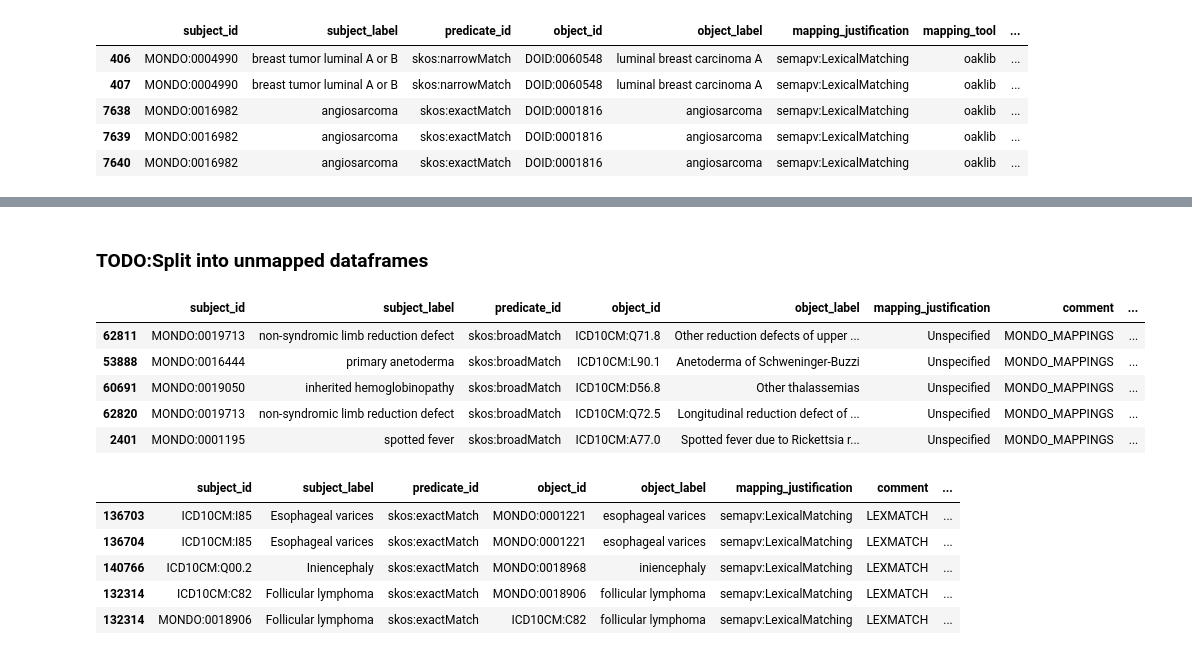
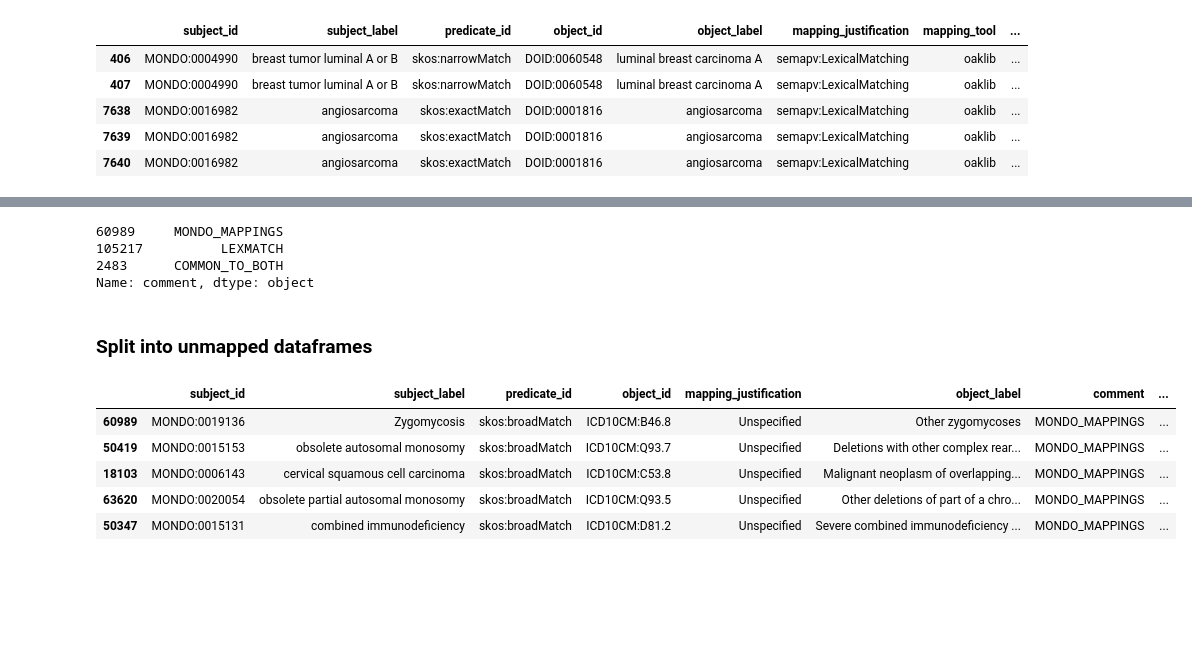
Before and after one commit to monarch-initiative/mondo-ingest, a Jupyter notebook: src/scripts/oak-lexmatch-sssom-compare.ipynb, the cells around one changed output, grey strips where cells are left out. Cells and saved outputs as stored; diff of their text form; code cells hidden in the pictures; blank space fills up the shorter version.

Commit message:
new notbook with other ontologies

```diff
--- a/src/scripts/oak-lexmatch-sssom-compare.ipynb
+++ b/src/scripts/oak-lexmatch-sssom-compare.ipynb
@@ -43,6 +43,29 @@ def flip_predicate(predicate_id):
     }
 
     return flip_dict[predicate_id]
+
+def compare_and_comment_df(mondo_df, lex_df):
+    df = compare_dataframes(mondo_df, lex_df).combined_dataframe
+    df['comment'] = df['comment'].str.replace('UNIQUE_1', "MONDO_MAPPINGS")
+    df['comment'] = df['comment'].str.replace('UNIQUE_2', "LEXMATCH")
+    return df
+
+def get_unmapped_df(comparison_df):
+    mappings = ["LEXMATCH", "MONDO_MAPPINGS"]
+    unmapped_df = comparison_df[
+        (comparison_df['comment'].str.contains("|".join(mappings)))
+    ]
+
+    return unmapped_df
+
+def export_unmatched_exact(unmapped_df, match_type, fn):
+    unmapped_exact = unmapped_df[(unmapped_df['comment'] == match_type) & (unmapped_df['predicate_id'] == 'skos:exactMatch')]
+    unmapped_exact.to_csv(join(dir_name, fn), sep='\t', index = False)
+    return unmapped_exact.head()
+
+def make_msdf(comparison_df, prefix_map, meta):
+    combined_msdf = MappingSetDataFrame(df=comparison_df, prefix_map=prefix_map, metadata=meta)
+    return combined_msdf
 # %%
 %%time
 msdf_lex = parse_sssom_table(lexmatch_file)
@@ -158,11 +181,16 @@ Name: predicate_id, dtype: object
 - skos:closeMatch <=> skos:relatedMatch
 - skos:narrowMatch < => skos:broadMatch
 # %%
+condition_1 = msdf_lex.df['subject_id'].str.contains("MONDO")
+condition_2 = msdf_lex.df['object_id'].str.contains("ICD10CM")
+condition_3 = msdf_lex.df['object_id'].str.contains('|'.join((["OMIM","OMIMPS"])))
+condition_4 = msdf_lex.df['object_id'].str.contains("Orphanet")
+condition_5 = msdf_lex.df['object_id'].str.contains("DOID")
 condition_mondo_obj = msdf_lex.df['object_id'].str.contains("MONDO")
 non_mondo_subjects_df =  pd.DataFrame(msdf_lex.df[(~condition_1 & condition_mondo_obj)])
 mondo_subjects_df = pd.DataFrame(msdf_lex.df[(condition_1 & ~condition_mondo_obj)])
 print(len(mondo_subjects_df))
-mondo_subjects_df.head()
+non_mondo_subjects_df.head()
 # %% [output]
 7638
 |  | subject_id | subject_label | predicate_id | object_id | object_label | mapping_justification | mapping_tool | ... |
@@ -280,29 +302,24 @@ doid_comparison_df
 105990 rows × 12 columns
+# %%
+icd_comparison_df['comment'].drop_duplicates()
+# %% [output]
+60989     MONDO_MAPPINGS
+105217          LEXMATCH
+2483      COMMON_TO_BOTH
+Name: comment, dtype: object
 # %% [markdown]
-### TODO:Split into unmapped dataframes
+### Split into unmapped dataframes
 # %%
-mappings = ["LEXMATCH", "MONDO_MAPPINGS"]
-unmapped_df = comparison_df[
-    (comparison_df['comment'].str.contains("|".join(mappings)))
-]
+unmapped_icd_df = get_unmapped_df(icd_comparison_df)
+unmapped_omim_df = get_unmapped_df(omim_comparison_df)
+unmapped_ordo_df = get_unmapped_df(ordo_comparison_df)
+unmapped_doid_df = get_unmapped_df(doid_comparison_df)
 
-unmapped_df.head()
+unmapped_icd_df.head()
 # %% [output]
-|  | subject_id | subject_label | predicate_id | object_id | object_label | mapping_justification | comment | ... |
-| 62811 | MONDO:0019713 | non-syndromic limb reduction defect | skos:broadMatch | ICD10CM:Q71.8 | Other reduction defects of upper ... | Unspecified | MONDO_MAPPINGS | ... |
-| 53888 | MONDO:0016444 | primary anetoderma | skos:broadMatch | ICD10CM:L90.1 | Anetoderma of Schweninger-Buzzi | Unspecified | MONDO_MAPPINGS | ... |
-| 60691 | MONDO:0019050 | inherited hemoglobinopathy | skos:broadMatch | ICD10CM:D56.8 | Other thalassemias | Unspecified | MONDO_MAPPINGS | ... |
-| 62820 | MONDO:0019713 | non-syndromic limb reduction defect | skos:broadMatch | ICD10CM:Q72.5 | Longitudinal reduction defect of ... | Unspecified | MONDO_MAPPINGS | ... |
-| 2401 | MONDO:0001195 | spotted fever | skos:broadMatch | ICD10CM:A77.0 | Spotted fever due to Rickettsia r... | Unspecified | MONDO_MAPPINGS | ... |
+|  | subject_id | subject_label | predicate_id | object_id | mapping_justification | object_label | comment | ... |
+| 60989 | MONDO:0019136 | Zygomycosis | skos:broadMatch | ICD10CM:B46.8 | Unspecified | Other zygomycoses | MONDO_MAPPINGS | ... |
+| 50419 | MONDO:0015153 | obsolete autosomal monosomy | skos:broadMatch | ICD10CM:Q93.7 | Unspecified | Deletions with other complex rear... | MONDO_MAPPINGS | ... |
+| 18103 | MONDO:0006143 | cervical squamous cell carcinoma | skos:broadMatch | ICD10CM:C53.8 | Unspecified | Malignant neoplasm of overlapping... | MONDO_MAPPINGS | ... |
+| 63620 | MONDO:0020054 | obsolete partial autosomal monosomy | skos:broadMatch | ICD10CM:Q93.5 | Unspecified | Other deletions of part of a chro... | MONDO_MAPPINGS | ... |
+| 50347 | MONDO:0015131 | combined immunodeficiency | skos:broadMatch | ICD10CM:D81.2 | Unspecified | Severe combined immunodeficiency ... | MONDO_MAPPINGS | ... |
-# %%
-# Let reviewers check if this makes sense or no.
-unmapped_lex_exact = unmapped_df[(unmapped_df['comment'] == 'LEXMATCH') & (unmapped_df['predicate_id'] == 'skos:exactMatch')]
-unmapped_lex_exact.to_csv(join(dir_name, "unmapped_lex_exact.tsv"), sep='\t', index = False)
-unmapped_lex_exact.head()
-# %% [output]
-|  | subject_id | subject_label | predicate_id | object_id | object_label | mapping_justification | comment | ... |
-| 136703 | ICD10CM:I85 | Esophageal varices | skos:exactMatch | MONDO:0001221 | esophageal varices | semapv:LexicalMatching | LEXMATCH | ... |
-| 136704 | ICD10CM:I85 | Esophageal varices | skos:exactMatch | MONDO:0001221 | esophageal varices | semapv:LexicalMatching | LEXMATCH | ... |
-| 140766 | ICD10CM:Q00.2 | Iniencephaly | skos:exactMatch | MONDO:0018968 | iniencephaly | semapv:LexicalMatching | LEXMATCH | ... |
-| 132314 | ICD10CM:C82 | Follicular lymphoma | skos:exactMatch | MONDO:0018906 | follicular lymphoma | semapv:LexicalMatching | LEXMATCH | ... |
-| 132314 | MONDO:0018906 | Follicular lymphoma | skos:exactMatch | ICD10CM:C82 | follicular lymphoma | semapv:LexicalMatching | LEXMATCH | ... |
```
Also changed, not shown: parts of 15 cells of this notebook, 13 other files.
